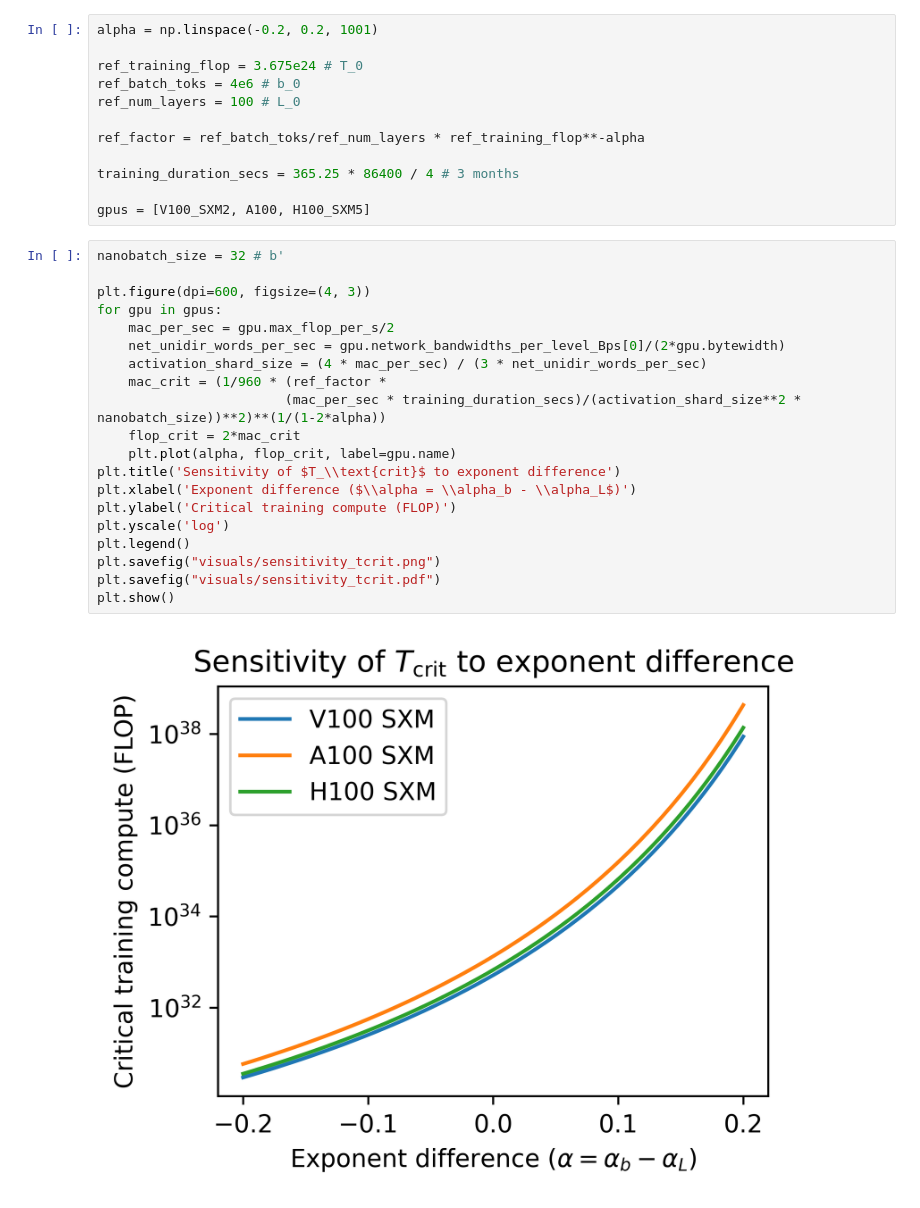
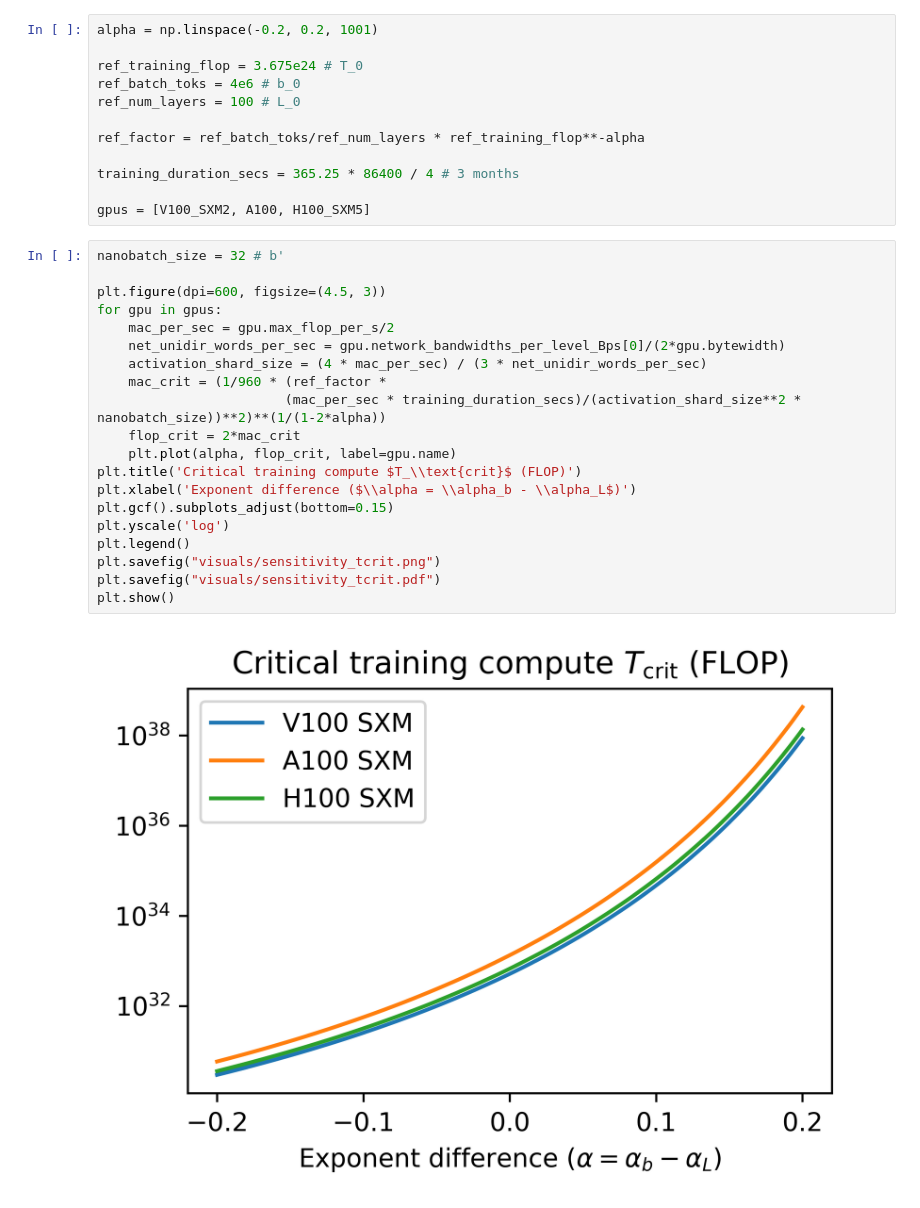
Before and after one commit to ege-erdil/limits_to_distributed_training, a Jupyter notebook: layer_and_batch_scaling.ipynb, the cells around one changed output. Saved outputs shown, nothing was run; the diff lists cells and outputs as text.

Commit message:
relabel sensitivity plots and add padding so they don't get truncated

```diff
--- a/layer_and_batch_scaling.ipynb
+++ b/layer_and_batch_scaling.ipynb
@@ -20,25 +20,25 @@ gpus = [V100_SXM2, A100, H100_SXM5]
 # %%
 nanobatch_size = 32 # b'
 
-plt.figure(dpi=600, figsize=(4, 3))
+plt.figure(dpi=600, figsize=(4.5, 3))
 for gpu in gpus:
     mac_per_sec = gpu.max_flop_per_s/2
     net_unidir_words_per_sec = gpu.network_bandwidths_per_level_Bps[0]/(2*gpu.bytewidth)
     activation_shard_size = (4 * mac_per_sec) / (3 * net_unidir_words_per_sec)
     mac_crit = (1/960 * (ref_factor *
                         (mac_per_sec * training_duration_secs)/(activation_shard_size**2 * nanobatch_size))**2)**(1/(1-2*alpha))
     flop_crit = 2*mac_crit
     plt.plot(alpha, flop_crit, label=gpu.name)
-plt.title('Sensitivity of $T_\\text{crit}$ to exponent difference')
+plt.title('Critical training compute $T_\\text{crit}$ (FLOP)')
 plt.xlabel('Exponent difference ($\\alpha = \\alpha_b - \\alpha_L$)')
-plt.ylabel('Critical training compute (FLOP)')
+plt.gcf().subplots_adjust(bottom=0.15)
 plt.yscale('log')
 plt.legend()
 plt.savefig("visuals/sensitivity_tcrit.png")
 plt.savefig("visuals/sensitivity_tcrit.pdf")
 plt.show()
 # %% [output]
-[figure, old version]
+[figure, new version]
 # %%
 latency_scale_secs = 4.5e-6
 
```
Also changed, not shown: parts of 1 cell of this notebook, 4 other files.
